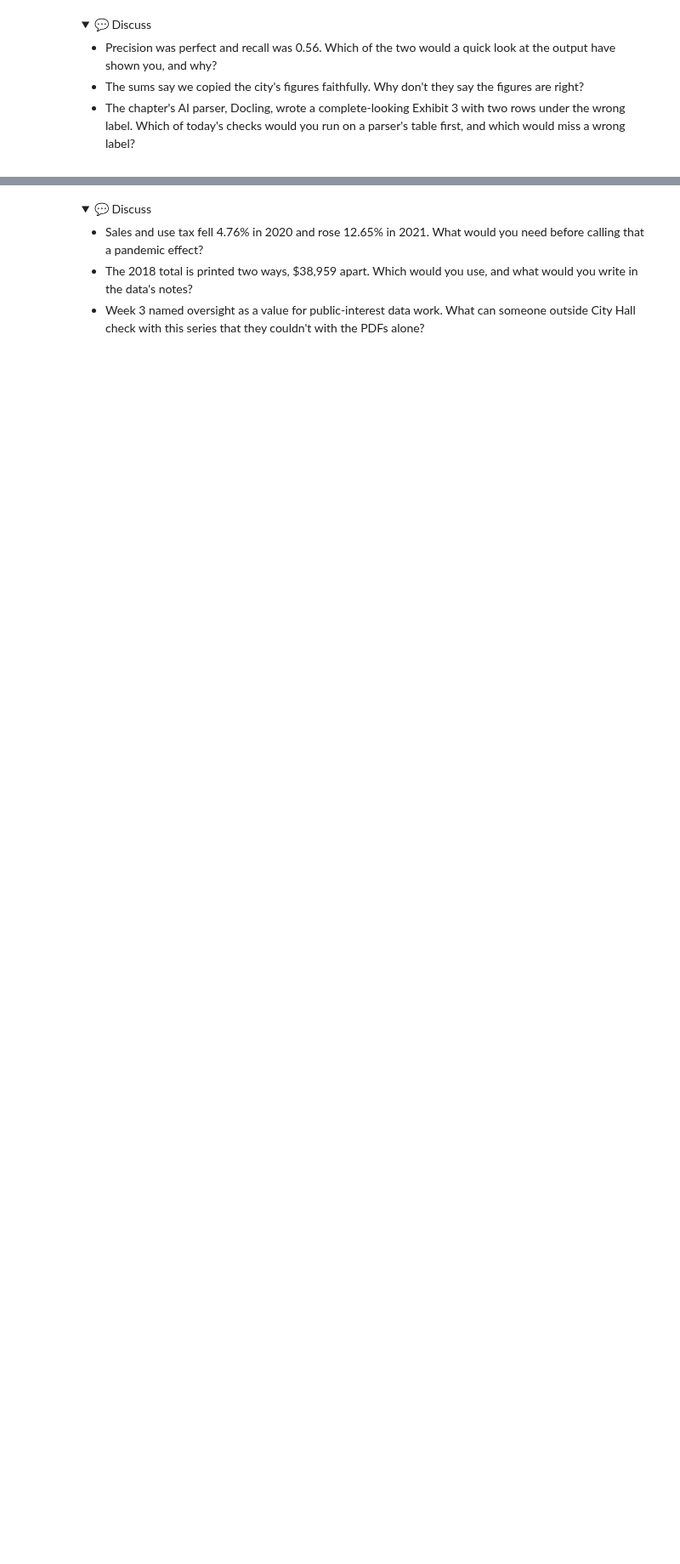
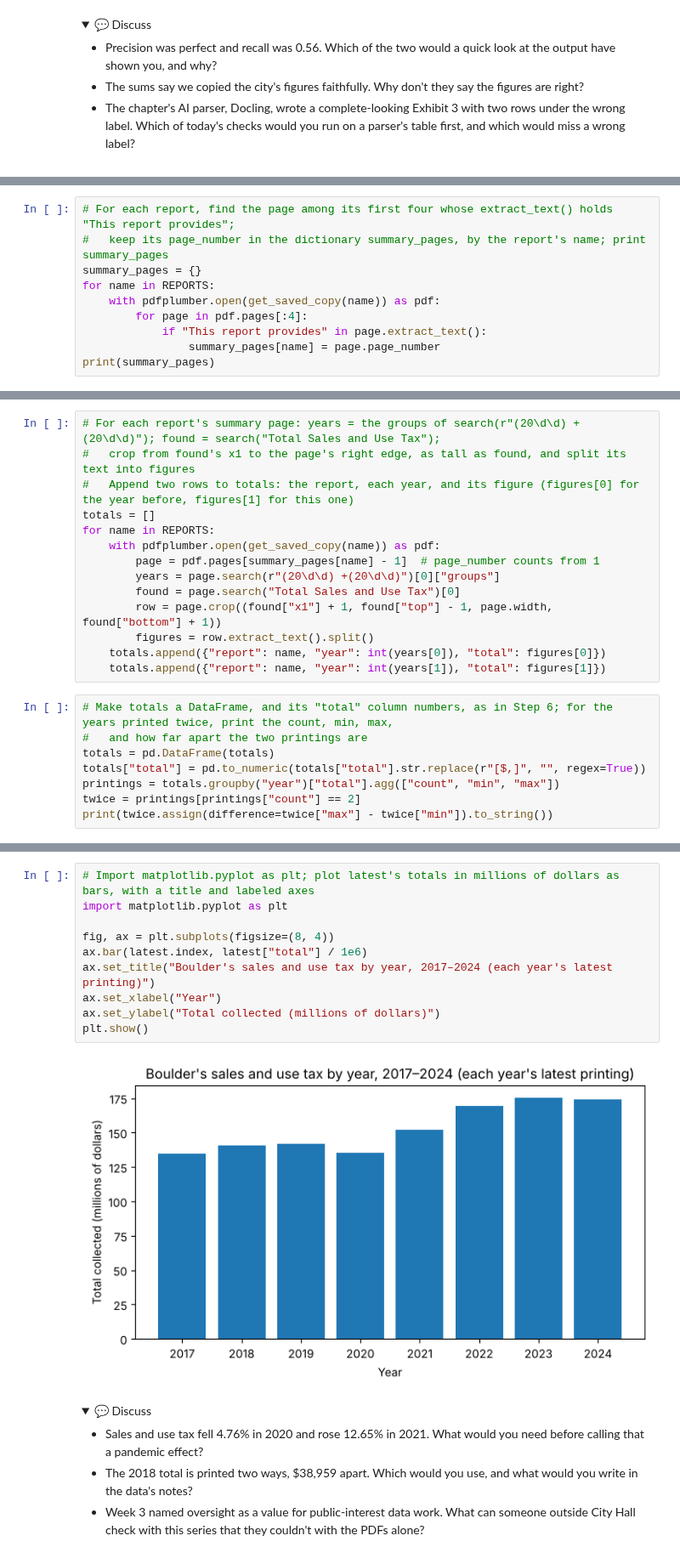
Before and after one commit to cuinfoscience/INFO4617-Fall2026, a Jupyter notebook: labs/week-09/lab-09-key.ipynb, the cells around one changed output, grey strips where cells are left out. Shown at 85% size. Saved outputs shown, nothing was run; the diff lists cells and outputs as text; folded sections open; blank space fills up the shorter version.

```diff
--- a/labs/week-09/lab-09-key.ipynb
+++ b/labs/week-09/lab-09-key.ipynb
@@ -809,0 +664,10 @@ year
+# %%
+# For each report, find the page among its first four whose extract_text() holds "This report provides";
+#   keep its page_number in the dictionary summary_pages, by the report's name; print summary_pages
+summary_pages = {}
+for name in REPORTS:
+    with pdfplumber.open(get_saved_copy(name)) as pdf:
+        for page in pdf.pages[:4]:
+            if "This report provides" in page.extract_text():
+                summary_pages[name] = page.page_number
+print(summary_pages)
@@ -809,0 +676,22 @@ year
+# %%
+# For each report's summary page: years = the groups of search(r"(20\d\d) +(20\d\d)"); found = search("Total Sales and Use Tax");
+#   crop from found's x1 to the page's right edge, as tall as found, and split its text into figures
+#   Append two rows to totals: the report, each year, and its figure (figures[0] for the year before, figures[1] for this one)
+totals = []
+for name in REPORTS:
+    with pdfplumber.open(get_saved_copy(name)) as pdf:
+        page = pdf.pages[summary_pages[name] - 1]  # page_number counts from 1
+        years = page.search(r"(20\d\d) +(20\d\d)")[0]["groups"]
+        found = page.search("Total Sales and Use Tax")[0]
+        row = page.crop((found["x1"] + 1, found["top"] - 1, page.width, found["bottom"] + 1))
+        figures = row.extract_text().split()
+    totals.append({"report": name, "year": int(years[0]), "total": figures[0]})
+    totals.append({"report": name, "year": int(years[1]), "total": figures[1]})
+# %%
+# Make totals a DataFrame, and its "total" column numbers, as in Step 6; for the years printed twice, print the count, min, max,
+#   and how far apart the two printings are
+totals = pd.DataFrame(totals)
+totals["total"] = pd.to_numeric(totals["total"].str.replace(r"[$,]", "", regex=True))
+printings = totals.groupby("year")["total"].agg(["count", "min", "max"])
+twice = printings[printings["count"] == 2]
+print(twice.assign(difference=twice["max"] - twice["min"]).to_string())
@@ -810,3 +724,15 @@ year
+# %%
+# Import matplotlib.pyplot as plt; plot latest's totals in millions of dollars as bars, with a title and labeled axes
+import matplotlib.pyplot as plt
+
+fig, ax = plt.subplots(figsize=(8, 4))
+ax.bar(latest.index, latest["total"] / 1e6)
+ax.set_title("Boulder's sales and use tax by year, 2017–2024 (each year's latest printing)")
+ax.set_xlabel("Year")
+ax.set_ylabel("Total collected (millions of dollars)")
+plt.show()
+# %% [output]
+[figure, added]
 # %% [markdown]
 <details>
 <summary>💬 Discuss</summary>
```
Also changed, not shown: parts of 84 cells of this notebook, 2 other files.
